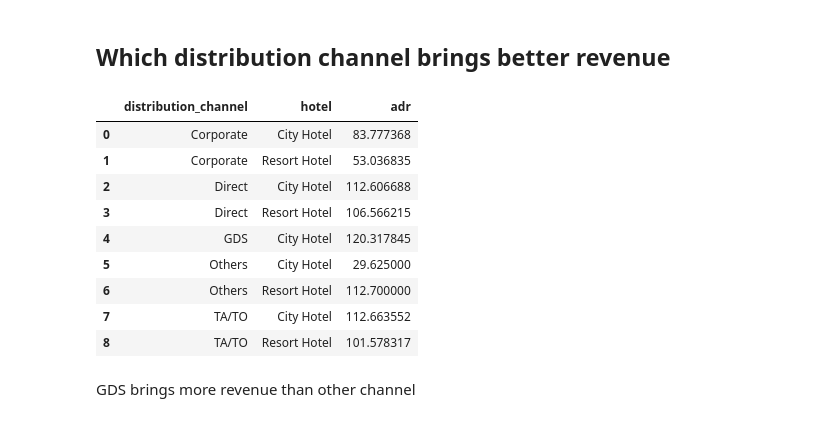
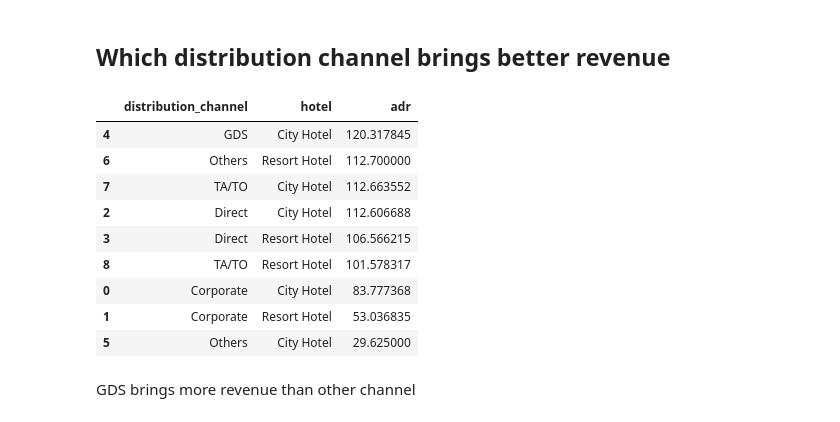
Before and after one commit to ZenCodex559/Hotel-Booking-Analysis, a Jupyter notebook: EDA_Capstone_Project_|_Hotel_Booking_Analysis.ipynb, the cells around one changed output. Drawn from its saved outputs; the diff is of its cells as text; code cells hidden in the pictures.

```diff
--- a/EDA_Capstone_Project_|_Hotel_Booking_Analysis.ipynb
+++ b/EDA_Capstone_Project_|_Hotel_Booking_Analysis.ipynb
@@ -473,18 +453,18 @@ TA/TO has larger waiting time compare to other, this might lead to cancelation o
 # %% [markdown]
 ## Which distribution channel brings better revenue
 # %%
-df.groupby(['distribution_channel','hotel'])['adr'].mean().reset_index()
+df.groupby(['distribution_channel','hotel'])['adr'].mean().reset_index().sort_values(by='adr',ascending=False)
 # %% [output]
 |  | distribution_channel | hotel | adr |
+| 4 | GDS | City Hotel | 120.317845 |
+| 6 | Others | Resort Hotel | 112.700000 |
+| 7 | TA/TO | City Hotel | 112.663552 |
+| 2 | Direct | City Hotel | 112.606688 |
+| 3 | Direct | Resort Hotel | 106.566215 |
+| 8 | TA/TO | Resort Hotel | 101.578317 |
 | 0 | Corporate | City Hotel | 83.777368 |
 | 1 | Corporate | Resort Hotel | 53.036835 |
-| 2 | Direct | City Hotel | 112.606688 |
-| 3 | Direct | Resort Hotel | 106.566215 |
-| 4 | GDS | City Hotel | 120.317845 |
 | 5 | Others | City Hotel | 29.625000 |
-| 6 | Others | Resort Hotel | 112.700000 |
-| 7 | TA/TO | City Hotel | 112.663552 |
-| 8 | TA/TO | Resort Hotel | 101.578317 |
 # %% [markdown]
 GDS brings more revenue than other channel
 # %% [markdown]
```
Also changed, not shown: parts of 28 cells of this notebook.
